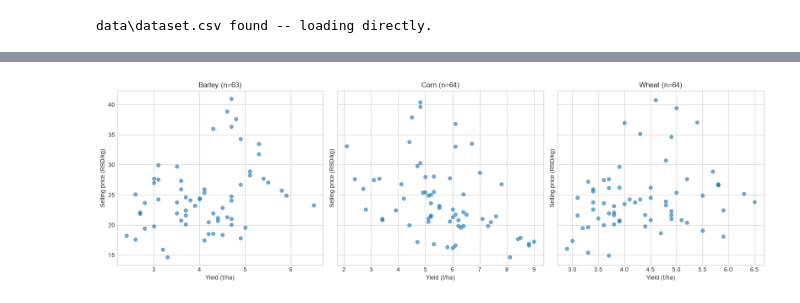
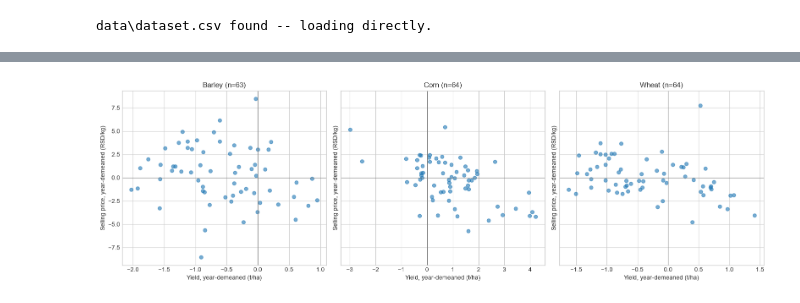
Before and after one commit to aleksandarhorvat/serbia-agriculture-data-analysis, a Jupyter notebook: project.ipynb, the cells around one changed output, grey strips where cells are left out. Drawn from its saved outputs; the diff is of its cells as text; code cells hidden in the pictures.

```diff
--- a/project.ipynb
+++ b/project.ipynb
@@ -53,8 +53,19 @@ analysis_df = df.copy()
 for column in ["Selling price (RSD/kg)", "Seed price (RSD/kg)", "Yield (t/ha)", "Area (ha)", "Total production (t)"]:
     analysis_df[column] = pd.to_numeric(analysis_df[column], errors="coerce")
 
-analysis_df["price_margin"] = analysis_df["Selling price (RSD/kg)"] - analysis_df["Seed price (RSD/kg)"]
-analysis_df["margin_ratio"] = analysis_df["Selling price (RSD/kg)"] / analysis_df["Seed price (RSD/kg)"]
+analysis_df["Price margin (RSD/kg)"] = analysis_df["Selling price (RSD/kg)"] - analysis_df["Seed price (RSD/kg)"]
+analysis_df["Margin ratio"] = analysis_df["Selling price (RSD/kg)"] / analysis_df["Seed price (RSD/kg)"]
+
+# Seeding rates, used to convert seed price into a cost per hectare figure.
+# Corn: 75,000 seeds/ha (3 sowing units), converted with the same 400 g
+# thousand-kernel-weight assumption as the RSD/kg conversion above. Wheat
+# and barley are sown by weight directly. See README for sources.
+SEEDING_RATE_KG_HA = {"Corn": 30, "Wheat": 225, "Barley": 190}
+
+analysis_df["Seeding rate (kg/ha)"] = analysis_df["Crop"].map(SEEDING_RATE_KG_HA)
+analysis_df["Seed cost per ha (RSD/ha)"] = analysis_df["Seed price (RSD/kg)"] * analysis_df["Seeding rate (kg/ha)"]
+analysis_df["Gross revenue per ha (RSD/ha)"] = analysis_df["Selling price (RSD/kg)"] * analysis_df["Yield (t/ha)"] * 1000
+analysis_df["Net margin per ha (RSD/ha)"] = analysis_df["Gross revenue per ha (RSD/ha)"] - analysis_df["Seed cost per ha (RSD/ha)"]
 # %%
 # Hypothesis 1: did the selling-price to seed-price relationship weaken over time?
 annual_margin = (
@@ -114,30 +135,61 @@ plt.show()
 # %%
-# Hypothesis 2: yield versus selling price, by crop
-yield_price_pooled = (
-    analysis_df.dropna(subset=["Yield (t/ha)", "Selling price (RSD/kg)"])
-    .groupby("Crop")
-    .apply(
-        lambda frame: pd.Series(
-            {
-                "n_observations": len(frame),
-                "corr_yield_price": frame["Yield (t/ha)"].corr(frame["Selling price (RSD/kg)"]),
-            }
-        )
-    )
+# Hypothesis 2: yield versus selling price, by crop, within each year
+# Pooling across years mixes within-year regional variation with across-year
+# price trends (inflation, the 2022 shock), which can distort the result.
+# Demeaning by year removes that trend while keeping all ~64 points per crop.
+demeaned = analysis_df.dropna(subset=["Yield (t/ha)", "Selling price (RSD/kg)"]).copy()
+demeaned["Yield, year-demeaned (t/ha)"] = demeaned.groupby("Year")["Yield (t/ha)"].transform(lambda s: s - s.mean())
+demeaned["Selling price, year-demeaned (RSD/kg)"] = demeaned.groupby("Year")["Selling price (RSD/kg)"].transform(lambda s: s - s.mean())
+
+yield_price_within_year = (
+    demeaned.groupby("Crop")
+    .apply(lambda frame: pd.Series({
+        "Observations": len(frame),
+        "Correlation, pooled": frame["Yield (t/ha)"].corr(frame["Selling price (RSD/kg)"]),
+        "Correlation, within year": frame["Yield, year-demeaned (t/ha)"].corr(frame["Selling price, year-demeaned (RSD/kg)"]),
+    }))
     .reset_index()
-    .sort_values("corr_yield_price")
+    .sort_values("Correlation, within year")
 )
-display(yield_price_pooled)
+display(yield_price_within_year)
 
 fig, axes = plt.subplots(1, 3, figsize=(16, 5), sharey=True)
-for ax, crop in zip(axes, sorted(analysis_df["Crop"].dropna().unique())):
-    subset = analysis_df[analysis_df["Crop"] == crop].dropna(
-        subset=["Yield (t/ha)", "Selling price (RSD/kg)"]
-    )
-    ax.scatter(subset["Yield (t/ha)"], subset["Selling price (RSD/kg)"], alpha=0.6)
+for ax, crop in zip(axes, sorted(demeaned["Crop"].unique())):
+    subset = demeaned[demeaned["Crop"] == crop]
+    ax.scatter(subset["Yield, year-demeaned (t/ha)"], subset["Selling price, year-demeaned (RSD/kg)"], alpha=0.6)
+    ax.axhline(0, color="grey", linewidth=0.8)
+    ax.axvline(0, color="grey", linewidth=0.8)
     ax.set_title(f"{crop} (n={len(subset)})")
-    ax.set_xlabel("Yield (t/ha)")
-    ax.set_ylabel("Selling price (RSD/kg)")
+    ax.set_xlabel("Yield, year-demeaned (t/ha)")
+    ax.set_ylabel("Selling price, year-demeaned (RSD/kg)")
 plt.tight_layout()
 plt.show()
+
+# Supplementary view: yearly correlation (n=4, noisy) alongside the overall
+# within-year estimate (dashed), to show the pattern is not a method artifact.
+yearly_corr = (
+    analysis_df.dropna(subset=["Yield (t/ha)", "Selling price (RSD/kg)"])
+    .groupby(["Year", "Crop"])
+    .filter(lambda g: len(g) >= 3)
+    .groupby(["Year", "Crop"])
+    .apply(lambda g: g["Yield (t/ha)"].corr(g["Selling price (RSD/kg)"]))
+    .rename("Yearly correlation")
+    .reset_index()
+)
+
+fig, ax = plt.subplots(figsize=(11, 5))
+for crop, subset in yearly_corr.groupby("Crop"):
+    ax.plot(subset["Year"], subset["Yearly correlation"], marker="o", alpha=0.5, label=f"{crop} (yearly, n=4)")
+overall = dict(zip(yield_price_within_year["Crop"], yield_price_within_year["Correlation, within year"]))
+colors = {line.get_label().split(" ")[0]: line.get_color() for line in ax.get_lines()}
+for crop, value in overall.items():
+    ax.axhline(value, color=colors.get(crop, "black"), linestyle="--", linewidth=1.5,
+               label=f"{crop} (within-year overall)")
+ax.axhline(0, color="grey", linewidth=0.8)
+ax.set_title("Yearly yield-price correlation (noisy, n=4) vs. overall within-year estimate (dashed)")
+ax.set_xlabel("Year")
+ax.set_ylabel("Correlation")
+ax.legend(fontsize=8, ncol=2)
+plt.tight_layout()
+plt.show()
 # %% [output]
@@ -148 +200 @@ plt.show()
-[figure, old version]
+[figure, new version]
```
Also changed, not shown: parts of 6 cells of this notebook, 1 other file.
